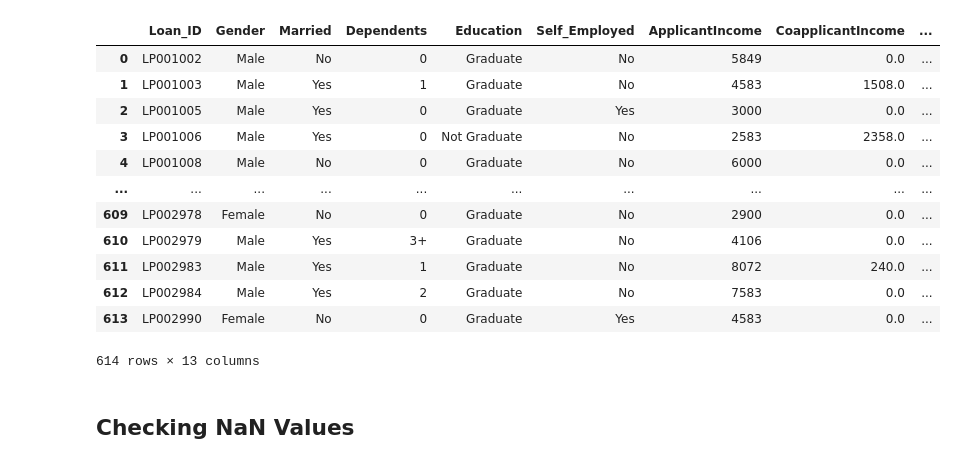
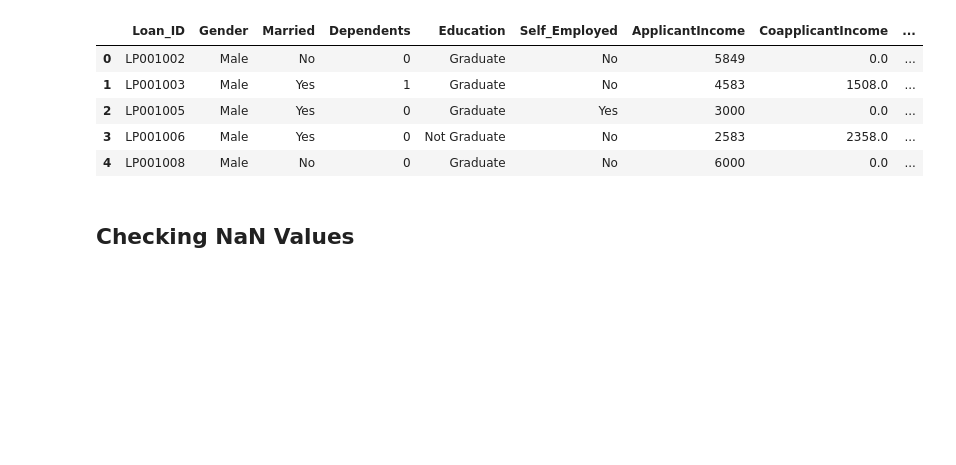
Before and after one commit to Manny-97/loan-prediction, a Jupyter notebook: notebooks/loan-approval-prediction.ipynb, the cells around one changed output. Cells and saved outputs as stored; diff of their text form; code cells hidden in the pictures; blank space fills up the shorter version.

```diff
--- a/loan-approval-prediction.ipynb
+++ b/notebooks/loan-approval-prediction.ipynb
@@ -14,22 +14,15 @@ random.seed(42)
 import warnings
 warnings.filterwarnings("ignore")
 # %%
-df = pd.read_csv("./data/loan_data_set.csv")
-df
+df = pd.read_csv("../data/loan_data_set.csv")
+df.head()
 # %% [output]
 |  | Loan_ID | Gender | Married | Dependents | Education | Self_Employed | ApplicantIncome | CoapplicantIncome | ... |
 | 0 | LP001002 | Male | No | 0 | Graduate | No | 5849 | 0.0 | ... |
 | 1 | LP001003 | Male | Yes | 1 | Graduate | No | 4583 | 1508.0 | ... |
 | 2 | LP001005 | Male | Yes | 0 | Graduate | Yes | 3000 | 0.0 | ... |
 | 3 | LP001006 | Male | Yes | 0 | Not Graduate | No | 2583 | 2358.0 | ... |
 | 4 | LP001008 | Male | No | 0 | Graduate | No | 6000 | 0.0 | ... |
-| ... | ... | ... | ... | ... | ... | ... | ... | ... | ... |
-| 609 | LP002978 | Female | No | 0 | Graduate | No | 2900 | 0.0 | ... |
-| 610 | LP002979 | Male | Yes | 3+ | Graduate | No | 4106 | 0.0 | ... |
-| 611 | LP002983 | Male | Yes | 1 | Graduate | No | 8072 | 240.0 | ... |
-| 612 | LP002984 | Male | Yes | 2 | Graduate | No | 7583 | 0.0 | ... |
-| 613 | LP002990 | Female | No | 0 | Graduate | Yes | 4583 | 0.0 | ... |
-614 rows × 13 columns
 # %%
 df.drop('Loan_ID', axis=1, inplace=True)
 # %% [markdown]
```
